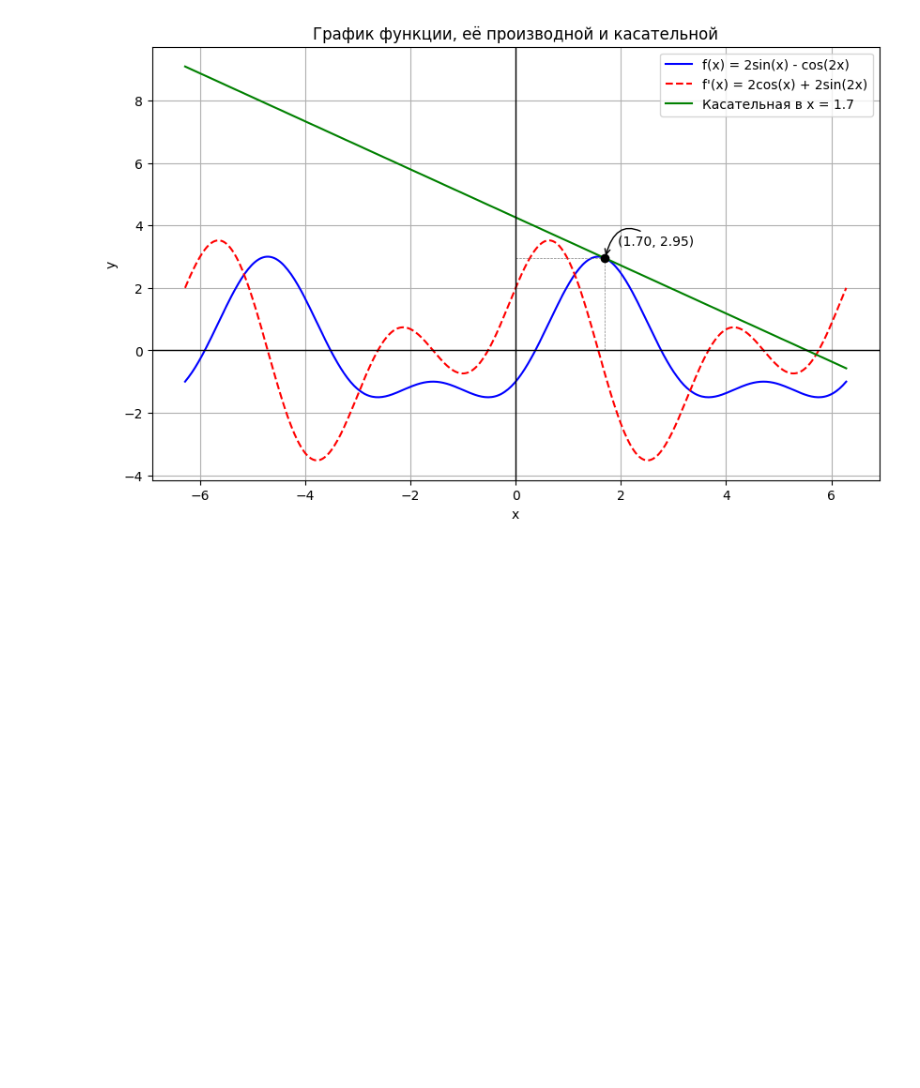
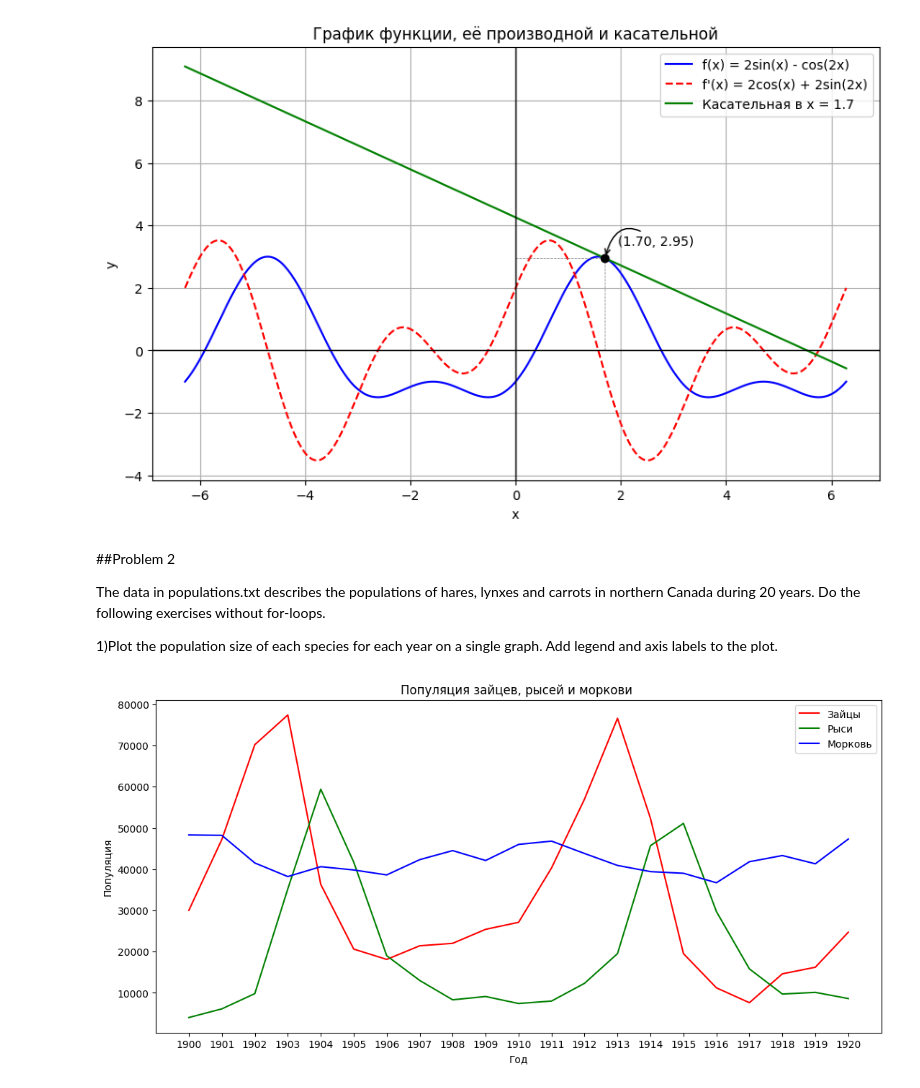
Before and after one commit to YanaStekolshchikova/StatPrak25, a Jupyter notebook: дз2.ipynb, the cells around one changed output. Drawn from its saved outputs; the diff is of its cells as text; code cells hidden in the pictures; blank space fills up the shorter version.

```diff
--- a/дз2.ipynb
+++ b/дз2.ipynb
@@ -65,3 +65,35 @@ beauty_derivative_plot(1.7)
 [figure]
 [figure]
 [figure]
+# %% [markdown]
+##Problem 2
+
+The data in populations.txt describes the populations of hares, lynxes and carrots in northern Canada during 20 years. Do the following exercises without for-loops.
+
+1)Plot the population size of each species for each year on a single graph. Add legend and axis labels to the plot.
+# %%
+import numpy as np
+import matplotlib.pyplot as plt
+
+data = np.loadtxt('populations.txt', skiprows=1)
+
+years = data[:, 0]
+hares = data[:, 1]
+lynxes = data[:, 2]
+carrots = data[:, 3]
+
+plt.figure(figsize = (13, 6))
+plt.xticks(years.astype(int))
+
+plt.plot(years, hares, label='Зайцы', color='r')
+plt.plot(years, lynxes, label='Рыси', color='g')
+plt.plot(years, carrots, label='Морковь', color='b')
+
+plt.legend()
+plt.xlabel('Год')
+plt.ylabel('Популяция')
+plt.title('Популяция зайцев, рысей и моркови ')
+
+plt.show()
+# %% [output]
+[figure, added]
```
Also changed, not shown: parts of 15 cells of this notebook.
